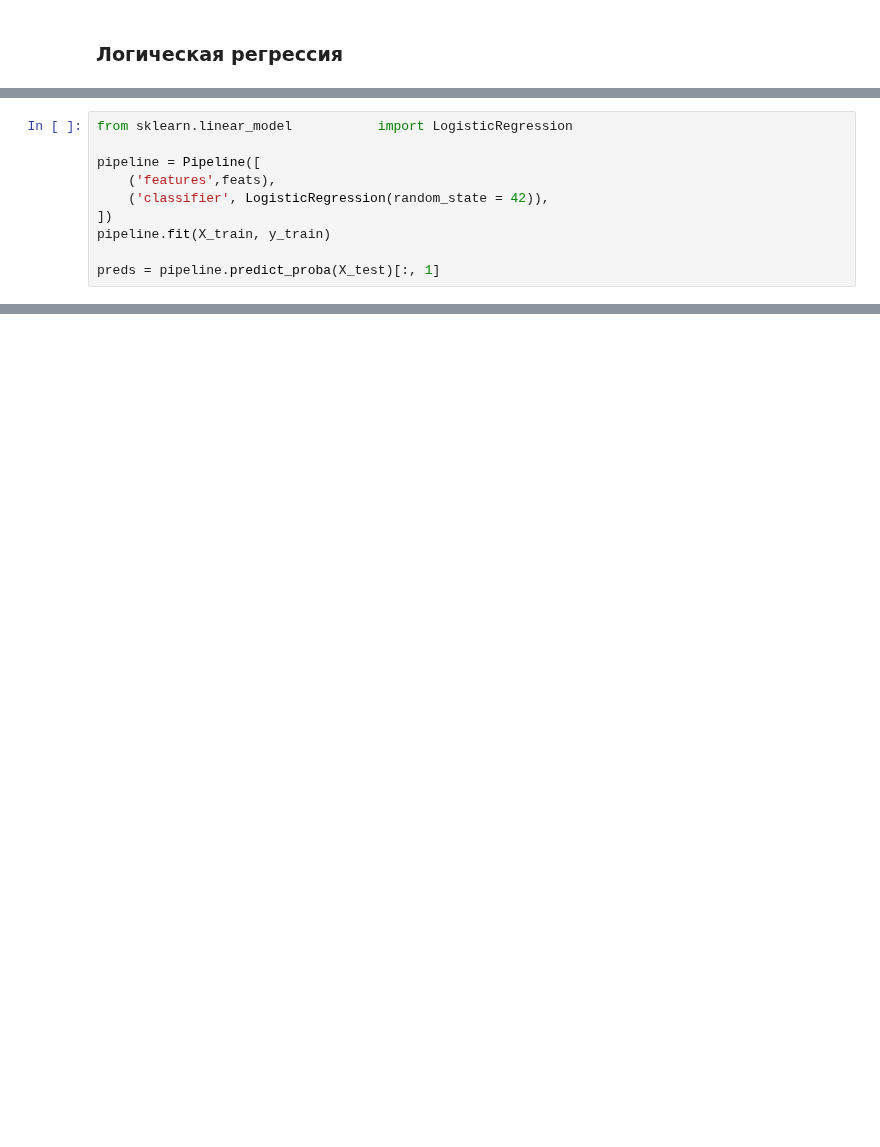
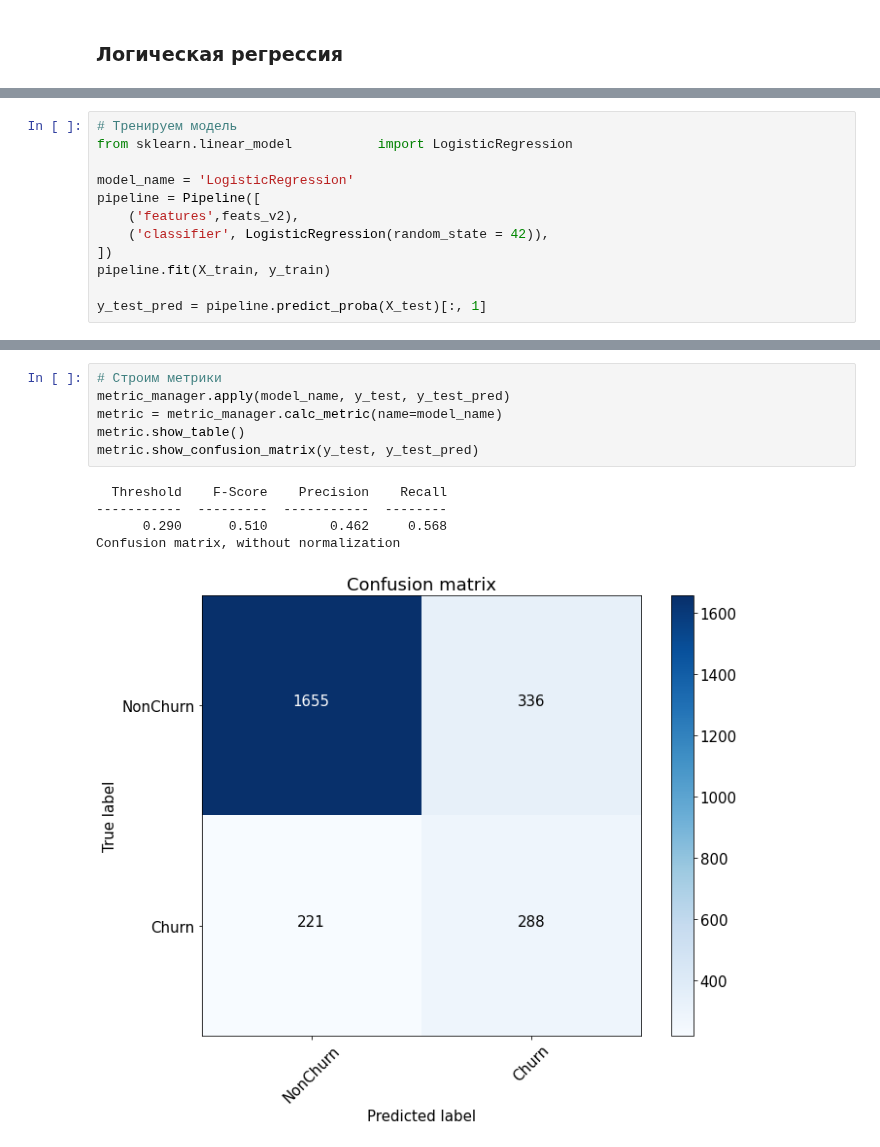
Before and after one commit to PapaCarloSap/AiLessonHomework, a Jupyter notebook: ML_in_business/hw5/project.ipynb, the cells around one changed output, grey strips where cells are left out. Drawn from its saved outputs; the diff is of its cells as text; blank space fills up the shorter version.

```diff
--- a/ML_in_business/hw5/project.ipynb
+++ b/ML_in_business/hw5/project.ipynb
@@ -281,10 +251,12 @@ fr = pd.DataFrame(feature_processing_v2.fit_transform(X_train))
 # %%
+# Тренируем модель
 from sklearn.linear_model           import LogisticRegression
 
+model_name = 'LogisticRegression'
 pipeline = Pipeline([
-    ('features',feats),
+    ('features',feats_v2),
     ('classifier', LogisticRegression(random_state = 42)),
 ])
 pipeline.fit(X_train, y_train)
 
-preds = pipeline.predict_proba(X_test)[:, 1]
+y_test_pred = pipeline.predict_proba(X_test)[:, 1]
@@ -302,0 +263,12 @@ Best Threshold=0.751, F-Score=nan, Precision=0.000, Recall=0.000
+# %%
+# Строим метрики
+metric_manager.apply(model_name, y_test, y_test_pred)
+metric = metric_manager.calc_metric(name=model_name)
+metric.show_table()
+metric.show_confusion_matrix(y_test, y_test_pred)
+# %% [output]
+  Threshold    F-Score    Precision    Recall
+-----------  ---------  -----------  --------
+      0.290      0.510        0.462     0.568
+Confusion matrix, without normalization
+[figure, added]
```
Also changed, not shown: parts of 19 cells of this notebook, 1 other file.
